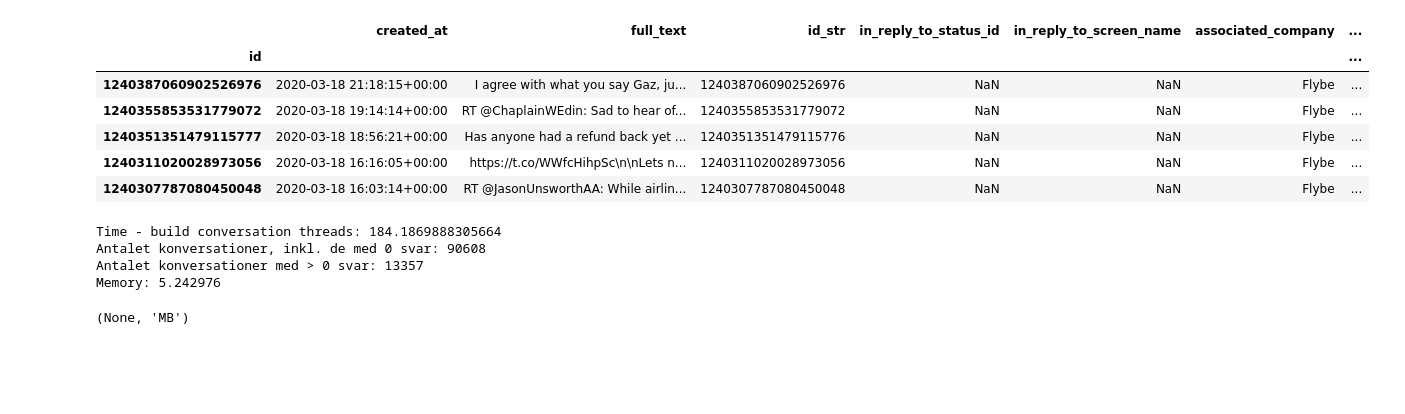
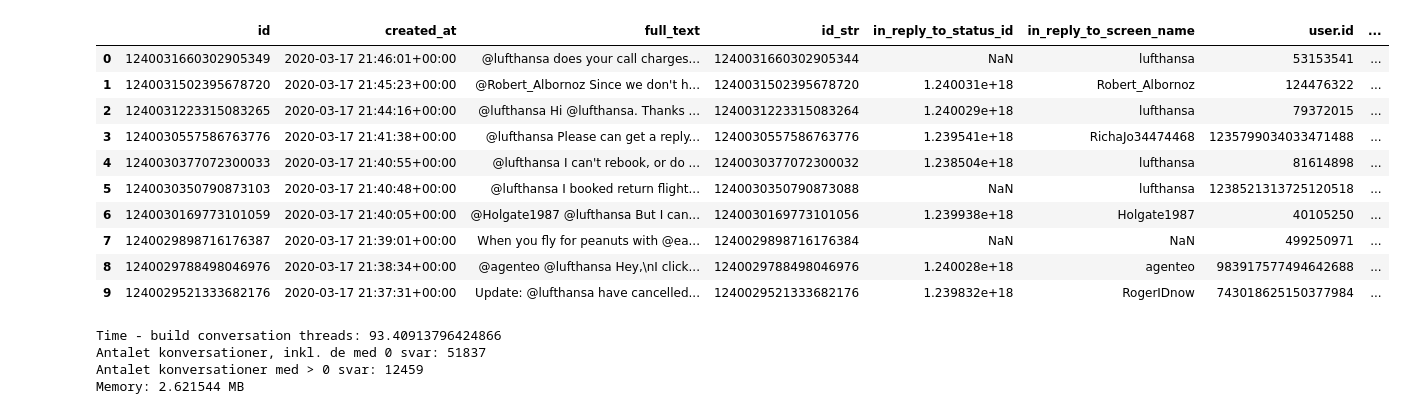
Before and after one commit to banan1994/STS-Thesis, a Jupyter notebook: test_siri.ipynb, the cells around one changed output. Cells and saved outputs as stored; diff of their text form; code cells hidden in the pictures; blank space fills up the shorter version.

```diff
--- a/test_siri.ipynb
+++ b/test_siri.ipynb
@@ -158,13 +190,17 @@ print("total (with duplicates) - tweets:", total_dup, "- memory:", total_memory)
 all_data.to_csv('all_data.csv')
 # %%
 # Read csv file
-all_data = pd.read_csv("all_data.csv", index_col="id")
-all_data.head()
+all_data = pd.read_csv("all_data.csv", dtype={"id": np.int64})
+all_data.head(10)
 # %% [output]
-|  | created_at | full_text | id_str | in_reply_to_status_id | in_reply_to_screen_name | associated_company | ... |
-| id |  |  |  |  |  |  | ... |
-| 1240387060902526976 | 2020-03-18 21:18:15+00:00 | I agree with what you say Gaz, ju... | 1240387060902526976 | NaN | NaN | Flybe | ... |
-| 1240355853531779072 | 2020-03-18 19:14:14+00:00 | RT @ChaplainWEdin: Sad to hear of... | 1240355853531779072 | NaN | NaN | Flybe | ... |
-| 1240351351479115777 | 2020-03-18 18:56:21+00:00 | Has anyone had a refund back yet ... | 1240351351479115776 | NaN | NaN | Flybe | ... |
-| 1240311020028973056 | 2020-03-18 16:16:05+00:00 | https://t.co/WWfcHihpSc\n\nLets n... | 1240311020028973056 | NaN | NaN | Flybe | ... |
-| 1240307787080450048 | 2020-03-18 16:03:14+00:00 | RT @JasonUnsworthAA: While airlin... | 1240307787080450048 | NaN | NaN | Flybe | ... |
+|  | id | created_at | full_text | id_str | in_reply_to_status_id | in_reply_to_screen_name | user.id | ... |
+| 0 | 1240031660302905349 | 2020-03-17 21:46:01+00:00 | @lufthansa does your call charges... | 1240031660302905344 | NaN | lufthansa | 53153541 | ... |
+| 1 | 1240031502395678720 | 2020-03-17 21:45:23+00:00 | @Robert_Albornoz Since we don't h... | 1240031502395678720 | 1.240031e+18 | Robert_Albornoz | 124476322 | ... |
+| 2 | 1240031223315083265 | 2020-03-17 21:44:16+00:00 | @lufthansa Hi @lufthansa. Thanks ... | 1240031223315083264 | 1.240029e+18 | lufthansa | 79372015 | ... |
+| 3 | 1240030557586763776 | 2020-03-17 21:41:38+00:00 | @lufthansa Please can get a reply... | 1240030557586763776 | 1.239541e+18 | RichaJo34474468 | 1235799034033471488 | ... |
+| 4 | 1240030377072300033 | 2020-03-17 21:40:55+00:00 | @lufthansa I can't rebook, or do ... | 1240030377072300032 | 1.238504e+18 | lufthansa | 81614898 | ... |
+| 5 | 1240030350790873103 | 2020-03-17 21:40:48+00:00 | @lufthansa I booked return flight... | 1240030350790873088 | NaN | lufthansa | 1238521313725120518 | ... |
+| 6 | 1240030169773101059 | 2020-03-17 21:40:05+00:00 | @Holgate1987 @lufthansa But I can... | 1240030169773101056 | 1.239938e+18 | Holgate1987 | 40105250 | ... |
+| 7 | 1240029898716176387 | 2020-03-17 21:39:01+00:00 | When you fly for peanuts with @ea... | 1240029898716176384 | NaN | NaN | 499250971 | ... |
+| 8 | 1240029788498046976 | 2020-03-17 21:38:34+00:00 | @agenteo @lufthansa Hey,\nI click... | 1240029788498046976 | 1.240028e+18 | agenteo | 983917577494642688 | ... |
+| 9 | 1240029521333682176 | 2020-03-17 21:37:31+00:00 | Update: @lufthansa have cancelled... | 1240029521333682176 | 1.239832e+18 | RogerIDnow | 743018625150377984 | ... |
@@ -196,10 +235,9 @@ threads = build_threads(tweets, initial_tweets)
 print("Time - build conversation threads:", time.time()-t_start), "seconds"
 print("Antalet konversationer, inkl. de med 0 svar:", len(threads.keys()))
 print("Antalet konversationer med > 0 svar:", len([x for x in threads.values() if x is not None]))
-print("Memory:", sys.getsizeof(threads)/1000000), "MB")
+print("Memory:", sys.getsizeof(threads)/1000000, "MB")
 # %% [output]
-Time - build conversation threads: 184.1869888305664
-Antalet konversationer, inkl. de med 0 svar: 90608
-Antalet konversationer med > 0 svar: 13357
-Memory: 5.242976
+Time - build conversation threads: 93.40913796424866
+Antalet konversationer, inkl. de med 0 svar: 51837
+Antalet konversationer med > 0 svar: 12459
+Memory: 2.621544 MB
-(None, 'MB')
```
Also changed, not shown: parts of 20 cells of this notebook, 2 other files.
